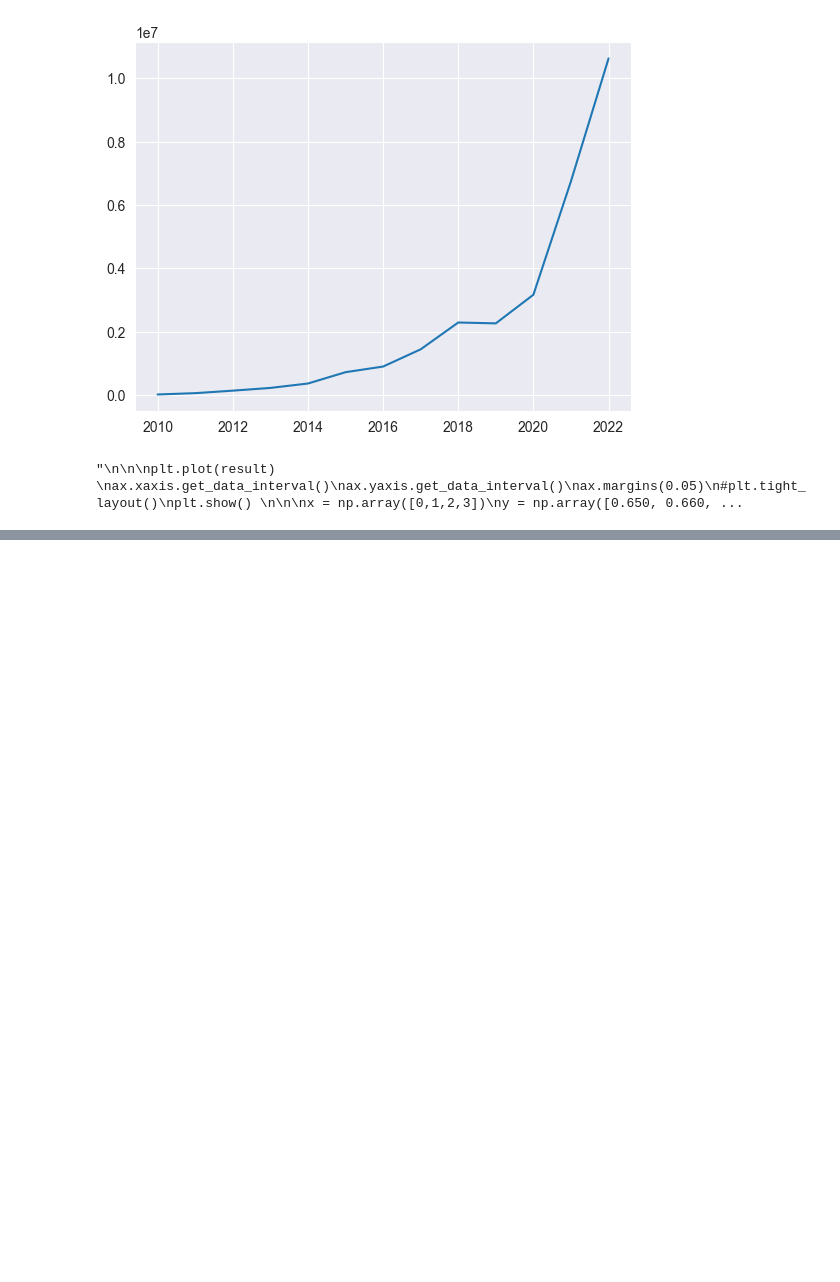
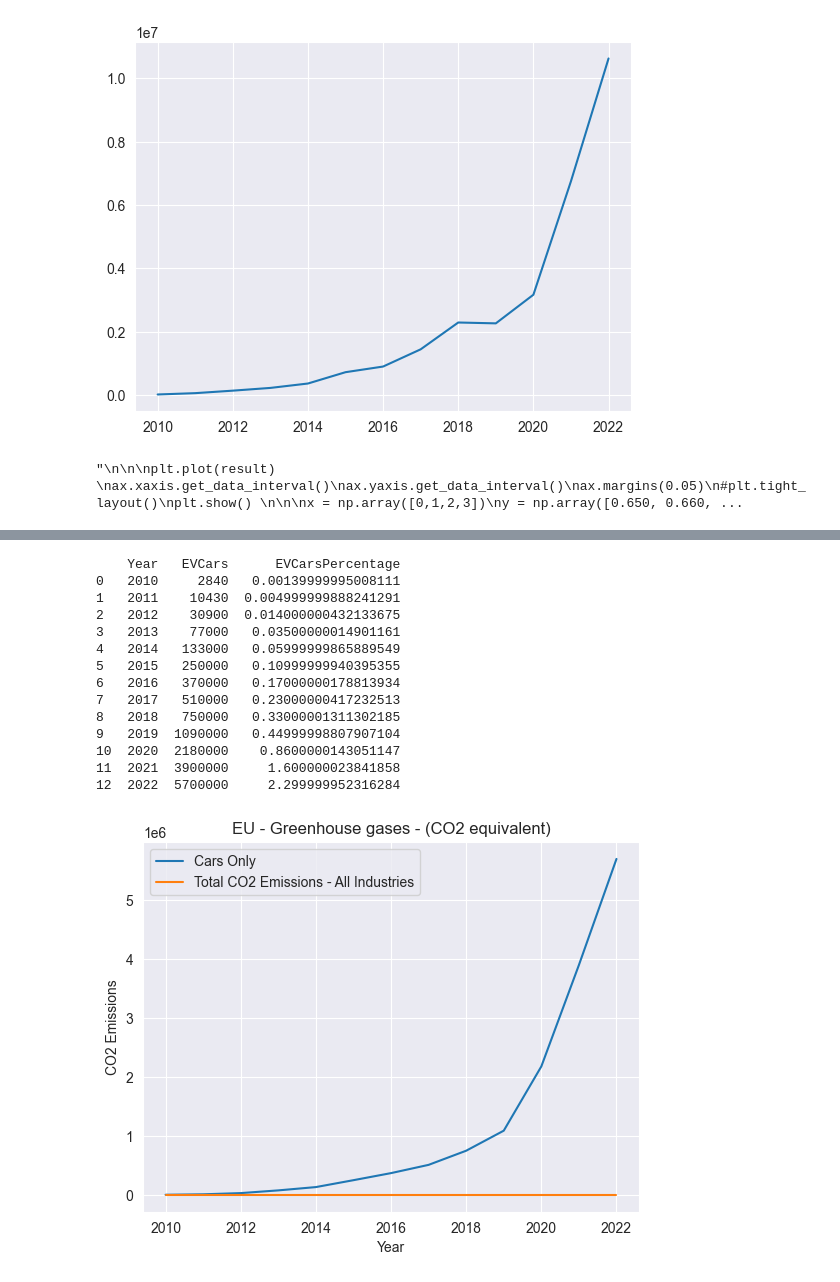
Before and after one commit to BrianRiera/CA_Database-Analytics, a Jupyter notebook: EV Sales.ipynb, the cells around one changed output, grey strips where cells are left out. Cells and saved outputs as stored; diff of their text form; code cells hidden in the pictures; blank space fills up the shorter version.

Commit message:
EV Cars Sales Plot changes

```diff
--- a/EV Sales.ipynb
+++ b/EV Sales.ipynb
@@ -72,0 +79,20 @@ year
+# %%
+try :
+    dbConnection = psycopg2.connect(
+        user = "dap",
+        password = "dap",
+        host = "192.168.56.30",
+        port = "5432",
+        database = "climate")
+    dbConnection.set_isolation_level(0) # AUTOCOMMIT
+    dbCursor = dbConnection.cursor()
+    #dbCursor.execute("drop table GLOBAL_EV_DATA;")
+    dbCursor.execute(createString)
+    dbCursor.execute(readdata)
+    print (dbCursor.fetchall())
+    dbCursor.close()
+except (Exception , psycopg2.Error) as dbError :
+    print ("Error while connecting to PostgreSQL", dbError)
+finally:
+    if(dbConnection):
+        dbConnection.close()
@@ -72,0 +187,40 @@ year
+# %%
+import pandas as pd
+import matplotlib.pyplot as plt
+
+df = pd.DataFrame(allEVCars, columns =['Year', 'EVCars'])
+sorted_df_cars = df.sort_values('Year').reindex()
+#print(sorted_df_cars)
+
+df1 = pd.DataFrame(allEVCarsPercentage, columns =['Year', 'EVCarsPercentage'])
+sorted_df_all = df1.sort_values('Year').reindex()
+#print(sorted_df_all)
+
+df_combined = pd.merge(sorted_df_cars, sorted_df_all, on='Year')
+
+print(df_combined)
+
+plt.plot(df_combined['Year'], df_combined['EVCars'], label = 'Cars Only')
+plt.plot(df_combined['Year'], df_combined['EVCarsPercentage'], label = 'Total CO2 Emissions - All Industries')
+plt.title("EU - Greenhouse gases - (CO2 equivalent)")
+plt.xlabel('Year')
+plt.ylabel('CO2 Emissions')
+plt.legend()
+#plt.ylim(0, df_combined.max().iloc[2] + 1000000)
+plt.show()
+# %% [output]
+    Year   EVCars      EVCarsPercentage
+0   2010     2840   0.00139999995008111
+1   2011    10430  0.004999999888241291
+2   2012    30900  0.014000000432133675
+3   2013    77000   0.03500000014901161
+4   2014   133000   0.05999999865889549
+5   2015   250000   0.10999999940395355
+6   2016   370000   0.17000000178813934
+7   2017   510000   0.23000000417232513
+8   2018   750000   0.33000001311302185
+9   2019  1090000   0.44999998807907104
+10  2020  2180000    0.8600000143051147
+11  2021  3900000     1.600000023841858
+12  2022  5700000     2.299999952316284
+[figure, added]
```
Also changed, not shown: parts of 5 cells of this notebook, 1 other file.
